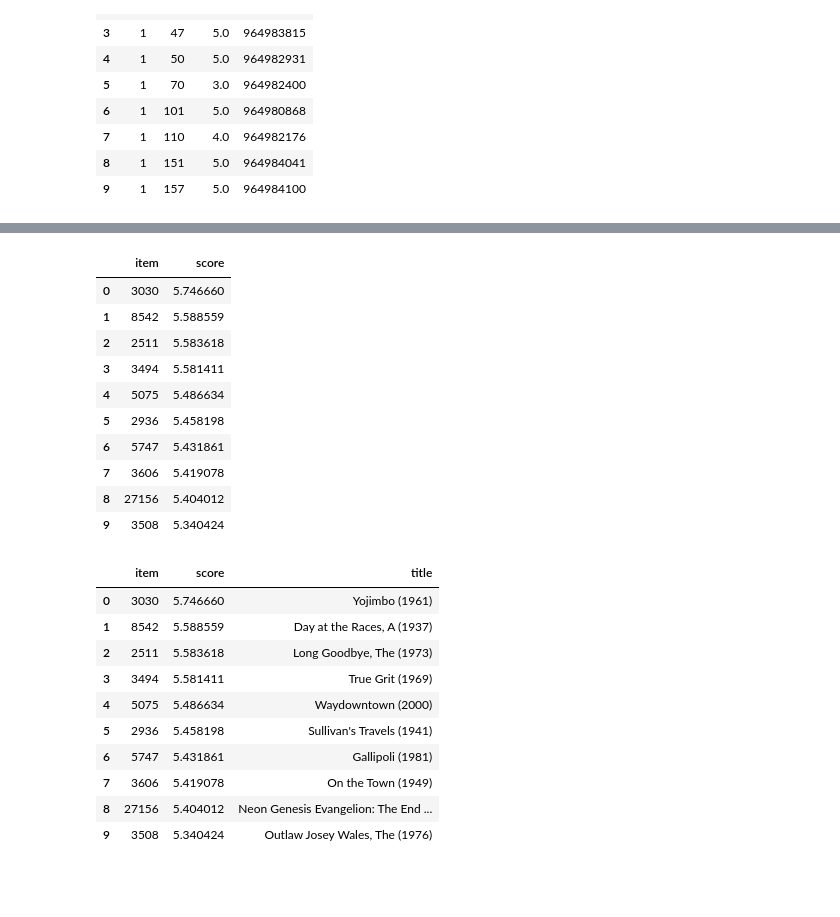
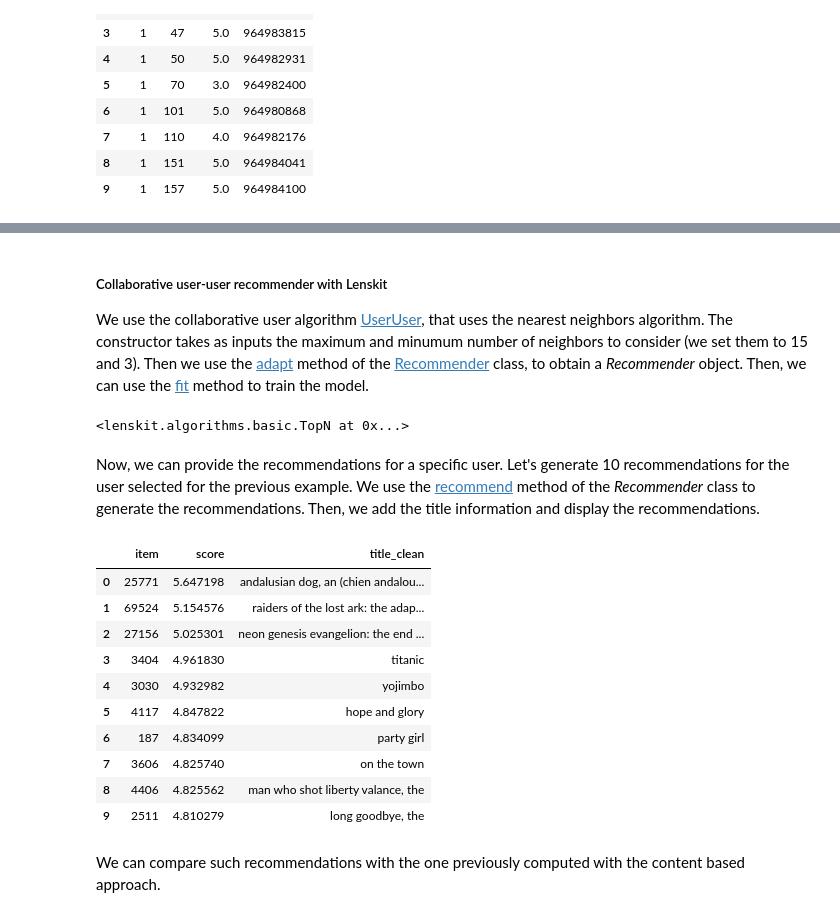
Before and after one commit to barnap/recsys-um-labs, a Jupyter notebook: Lab1/Tutorial Lab 1.ipynb, the cells around one changed output, grey strips where cells are left out. Drawn from its saved outputs; the diff is of its cells as text; code cells hidden in the pictures; blank space fills up the shorter version.

```diff
--- a/Lab1/Tutorial Lab 1.ipynb
+++ b/Lab1/Tutorial Lab 1.ipynb
@@ -171,0 +236,4 @@ movieId
+# %%
+movies_df = movies_df.reset_index()
+movies_df[['year', 'title_clean']] = movies_df.apply(compute_title_year, axis=1, result_type ='expand')
+display(movies_df.head(10))
@@ -171,0 +292,9 @@ movieId
+# %%
+users_ratings = ratings_df.groupby(['userId']).count()
+
+selected = users_ratings['rating'] > 200
+selected_users = users_ratings.loc[selected]
+random_selected = selected_users.sample() # sample() returns a random row from the dataframe. The returned object is a dataframe with one row. If you pass a number as argument you specify to select more than one row.
+select_column_df = random_selected.reset_index()['userId'] # reset_index() create a new index, and the userId became a column. Then, we can filter using the column name
+selected_user = select_column_df.iloc[0] # iloc select by index, since our dataframe only has one row we read it from the index 0
+print("Selected user: " + str(selected_user))
@@ -203,7 +469,7 @@ display(rating_lenskit_df.head(10))
 | 8 | 1 | 151 | 5.0 | 964984041 |
 | 9 | 1 | 157 | 5.0 | 964984100 |
 # %%
-movies_lenskit_df = movies_df.copy(deep=True)
-movies_lenskit_df.index.names = ['item']
+movies_lenskit_df = movies_df.rename(columns={'movieId': 'item'})
+movies_lenskit_df = movies_lenskit_df.set_index('item')
 display(movies_lenskit_df.head(10))
 # %% [output]
@@ -222,34 +488,35 @@ display(movies_lenskit_df.head(10))
+# %% [markdown]
+##### Collaborative user-user recommender with Lenskit
+
+We use the collaborative user algorithm [UserUser](https://lkpy.readthedocs.io/en/stable/knn.html#module-lenskit.algorithms.user_knn), that uses the nearest neighbors algorithm. The constructor takes as inputs the maximum and minumum number of neighbors to consider (we set them to 15 and 3). Then we use the [adapt](https://lkpy.readthedocs.io/en/stable/interfaces.html?highlight=Recommender#lenskit.Recommender.adapt) method of the [Recommender](https://lkpy.readthedocs.io/en/stable/interfaces.html?highlight=Recommender#lenskit.Recommender) class, to obtain a *Recommender* object. Then, we can use the [fit](https://lkpy.readthedocs.io/en/stable/interfaces.html?highlight=Recommender#lenskit.Algorithm.fit) method to train the model.
 # %%
+from lenskit.algorithms import Recommender
+from lenskit.algorithms.user_knn import UserUser
+
 # We use the collaborative user algorithm UserUser, that use the nearest neighbors
 num_recs = 10  # Number of recommendations to generate
 user_user = UserUser(15, min_nbrs=3)  # Minimum (3) and maximum (15) number of neighbors to consider
-algo = Recommender.adapt(user_user)
-algo.fit(rating_lenskit_df)
-selected_movies = algo.recommend(selected_user, 10) # generate 10 recommendations for the selected user
-display(selected_movies)
+recsys = Recommender.adapt(user_user)
+recsys.fit(rating_lenskit_df)
 # %% [output]
-|  | item | score |
-| 0 | 3030 | 5.746660 |
-| 1 | 8542 | 5.588559 |
-| 2 | 2511 | 5.583618 |
-| 3 | 3494 | 5.581411 |
-| 4 | 5075 | 5.486634 |
-| 5 | 2936 | 5.458198 |
-| 6 | 5747 | 5.431861 |
-| 7 | 3606 | 5.419078 |
-| 8 | 27156 | 5.404012 |
-| 9 | 3508 | 5.340424 |
+<lenskit.algorithms.basic.TopN at 0x...>
+# %% [markdown]
+Now, we can provide the recommendations for a specific user. Let's generate 10 recommendations for the user selected for the previous example. We use the [recommend](https://lkpy.readthedocs.io/en/stable/interfaces.html?highlight=Recommender#lenskit.Recommender.recommend) method of the *Recommender* class to generate the recommendations. Then, we add the title information and display the recommendations.
 # %%
-selected_movies.join(movies_lenskit_df['title'], on='item')
+selected_movies = algo.recommend(selected_user, 10) # generate 10 recommendations for the selected user
+selected_movies = selected_movies.join(movies_lenskit_df['title_clean'], on='item')
+display(selected_movies)
 # %% [output]
-|  | item | score | title |
-| 0 | 3030 | 5.746660 | Yojimbo (1961) |
-| 1 | 8542 | 5.588559 | Day at the Races, A (1937) |
-| 2 | 2511 | 5.583618 | Long Goodbye, The (1973) |
-| 3 | 3494 | 5.581411 | True Grit (1969) |
-| 4 | 5075 | 5.486634 | Waydowntown (2000) |
-| 5 | 2936 | 5.458198 | Sullivan's Travels (1941) |
-| 6 | 5747 | 5.431861 | Gallipoli (1981) |
-| 7 | 3606 | 5.419078 | On the Town (1949) |
-| 8 | 27156 | 5.404012 | Neon Genesis Evangelion: The End ... |
-| 9 | 3508 | 5.340424 | Outlaw Josey Wales, The (1976) |
+|  | item | score | title_clean |
+| 0 | 25771 | 5.647198 | andalusian dog, an (chien andalou... |
+| 1 | 69524 | 5.154576 | raiders of the lost ark: the adap... |
+| 2 | 27156 | 5.025301 | neon genesis evangelion: the end ... |
+| 3 | 3404 | 4.961830 | titanic |
+| 4 | 3030 | 4.932982 | yojimbo |
+| 5 | 4117 | 4.847822 | hope and glory |
+| 6 | 187 | 4.834099 | party girl |
+| 7 | 3606 | 4.825740 | on the town |
+| 8 | 4406 | 4.825562 | man who shot liberty valance, the |
+| 9 | 2511 | 4.810279 | long goodbye, the |
+# %% [markdown]
+We can compare such recommendations with the one previously computed with the content based approach.
```
Also changed, not shown: parts of 50 cells of this notebook, 12 other files.
